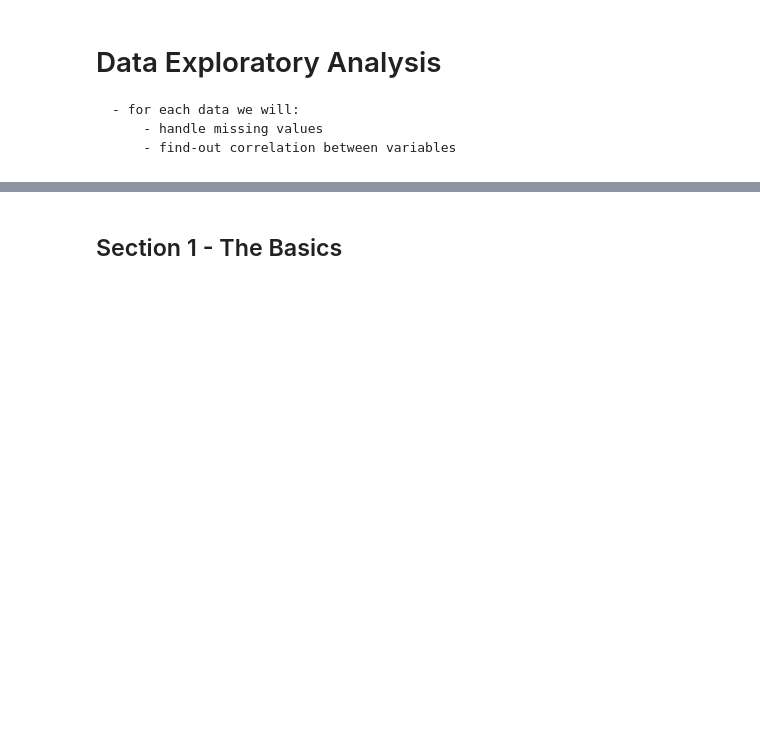
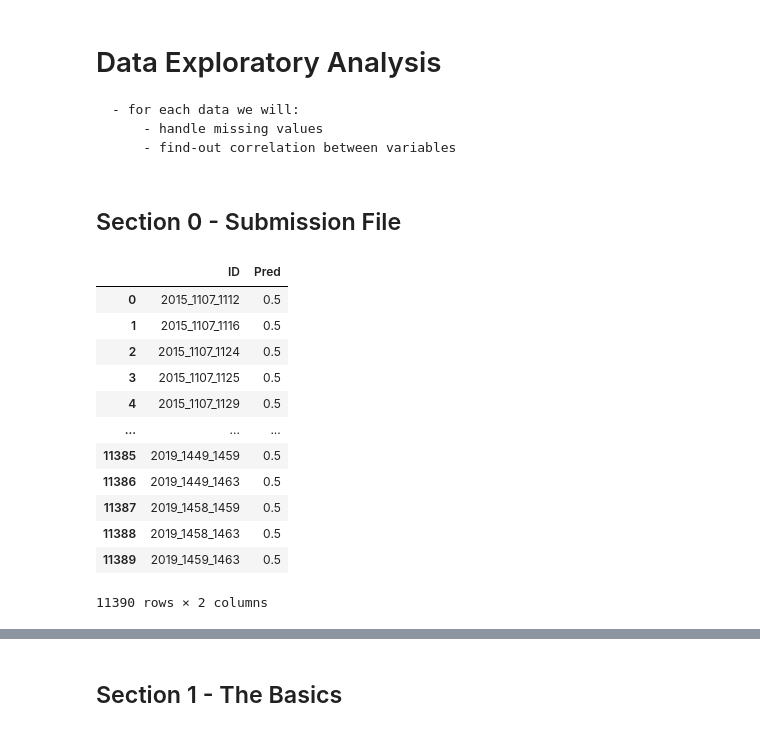
Before and after one commit to YT-Hwang/Kaggle_Competion, a Jupyter notebook: Google Cloud & NCAA® ML Competition 2020-NCAAM/EDA.ipynb, the cells around one changed output, grey strips where cells are left out. Cells and saved outputs as stored; diff of their text form; code cells hidden in the pictures; blank space fills up the shorter version.

```diff
--- a/Google Cloud & NCAA® ML Competition 2020-NCAAM/EDA.ipynb
+++ b/Google Cloud & NCAA® ML Competition 2020-NCAAM/EDA.ipynb
@@ -82,3 +89,21 @@ MPlayers = pd.read_csv(datapath + 'MPlayers.csv', index_col='PlayerID, TeamID')
     - for each data we will:
         - handle missing values
         - find-out correlation between variables
+# %% [markdown]
+## Section 0 - Submission File
+# %%
+submission_file
+# %% [output]
+|  | ID | Pred |
+| 0 | 2015_1107_1112 | 0.5 |
+| 1 | 2015_1107_1116 | 0.5 |
+| 2 | 2015_1107_1124 | 0.5 |
+| 3 | 2015_1107_1125 | 0.5 |
+| 4 | 2015_1107_1129 | 0.5 |
+| ... | ... | ... |
+| 11385 | 2019_1449_1459 | 0.5 |
+| 11386 | 2019_1449_1463 | 0.5 |
+| 11387 | 2019_1458_1459 | 0.5 |
+| 11388 | 2019_1458_1463 | 0.5 |
+| 11389 | 2019_1459_1463 | 0.5 |
+11390 rows × 2 columns
```
Also changed, not shown: parts of 6 cells of this notebook.
